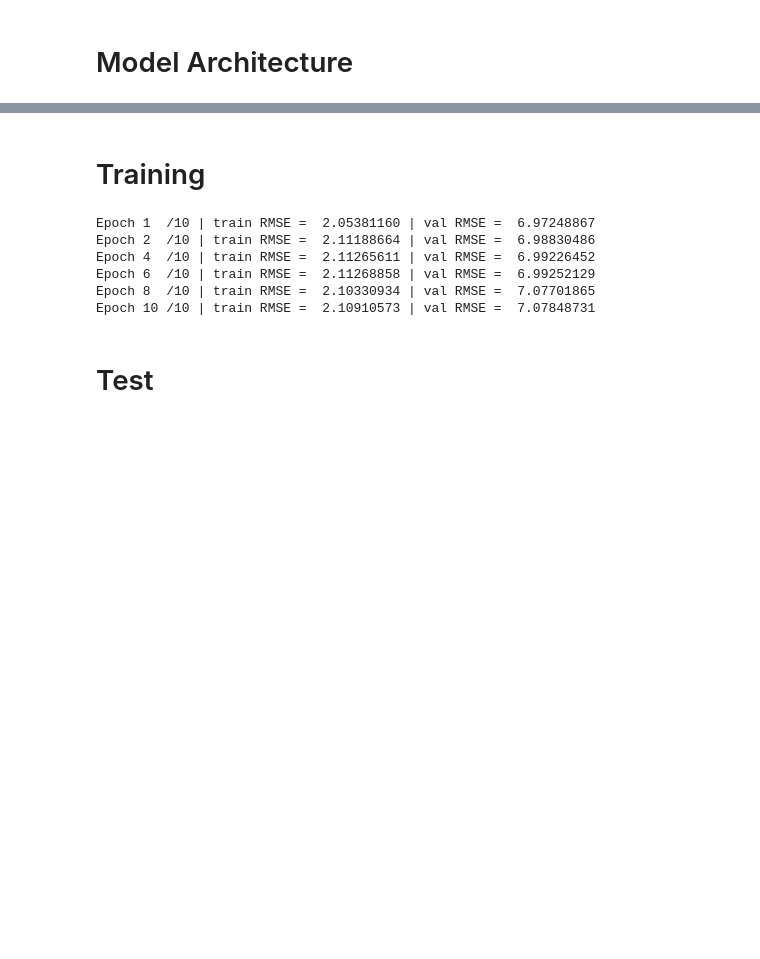
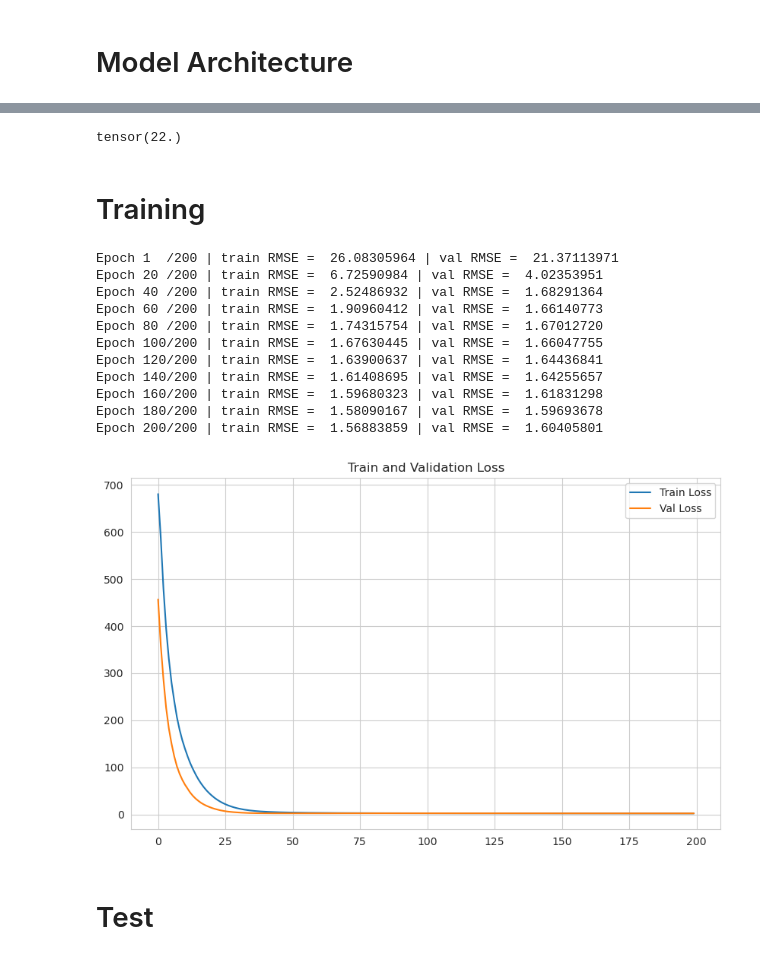
Before and after one commit to danjelito/ml-various-example, a Jupyter notebook: predicting-temp-with-pytorch-lstm.ipynb, the cells around one changed output, grey strips where cells are left out. Cells and saved outputs as stored; diff of their text form; code cells hidden in the pictures; blank space fills up the shorter version.

Commit message:
succeed training lstm

```diff
--- a/predicting-temp-with-pytorch-lstm.ipynb
+++ b/predicting-temp-with-pytorch-lstm.ipynb
@@ -167,2 +211,9 @@ tensor([-0.0989, -0.0989, -0.0989], grad_fn=<SelectBackward0>)
+# %%
+a = torch.tensor([[1], [2], [3]], dtype=torch.float32)
+b = torch.tensor([[2], [10], [4]], dtype=torch.float32)
+criterion = nn.MSELoss()
+criterion(a, b)
+# %% [output]
+tensor(22.)
 # %% [markdown]
 # Training
@@ -169,47 +250,46 @@ tensor([-0.0989, -0.0989, -0.0989], grad_fn=<SelectBackward0>)
 # %%
-criterion = nn.MSELoss()
-lr = 0.01
-optimizer = optim.Adam(lstm.parameters(), lr=lr)
-epochs = 10
-print_step = 2
-
+train_losses = []
+val_losses = []
 for epoch in range(epochs):
-    train_loss = []
-    val_loss = []
 
     # training
-    for x, y in zip(x_train_tensor, y_train_tensor):
-
-        lstm.train()
-        optimizer.zero_grad()
-        outputs = lstm(x)
-        loss = criterion(y, outputs)
-        loss.backward()
-        optimizer.step()
-        train_loss += [np.sqrt(loss.item())]
+    train_loss = train_one_epoch()
+    train_losses.append(train_loss)
 
     # validation
-    for x, y in zip(x_val_tensor, y_val_tensor):
-
-        lstm.eval()
-        with torch.no_grad():
-            outputs = lstm(x)
-            loss = criterion(y, outputs)
-            val_loss += [np.sqrt(loss.item())]
+    val_loss = val_one_epoch()
+    val_losses.append(val_loss)
 
     if (epoch == 0) or ((epoch + 1) % print_step == 0):
         # print train and validation result
-        avg_train_loss = np.mean(train_loss)
-        avg_val_loss = np.mean(val_loss)
+        avg_train_loss = np.sqrt(np.mean(train_loss))
+        avg_val_loss = np.sqrt(np.mean(val_loss))
         print(
             f"Epoch {epoch+1: <3}/{epochs} | train RMSE = {avg_train_loss: .8f} | val RMSE = {avg_val_loss: .8f}"
         )
 # %% [output]
-Epoch 1  /10 | train RMSE =  2.05381160 | val RMSE =  6.97248867
-Epoch 2  /10 | train RMSE =  2.11188664 | val RMSE =  6.98830486
-Epoch 4  /10 | train RMSE =  2.11265611 | val RMSE =  6.99226452
-Epoch 6  /10 | train RMSE =  2.11268858 | val RMSE =  6.99252129
-Epoch 8  /10 | train RMSE =  2.10330934 | val RMSE =  7.07701865
-Epoch 10 /10 | train RMSE =  2.10910573 | val RMSE =  7.07848731
+Epoch 1  /200 | train RMSE =  26.08305964 | val RMSE =  21.37113971
+Epoch 20 /200 | train RMSE =  6.72590984 | val RMSE =  4.02353951
+Epoch 40 /200 | train RMSE =  2.52486932 | val RMSE =  1.68291364
+Epoch 60 /200 | train RMSE =  1.90960412 | val RMSE =  1.66140773
+Epoch 80 /200 | train RMSE =  1.74315754 | val RMSE =  1.67012720
+Epoch 100/200 | train RMSE =  1.67630445 | val RMSE =  1.66047755
+Epoch 120/200 | train RMSE =  1.63900637 | val RMSE =  1.64436841
+Epoch 140/200 | train RMSE =  1.61408695 | val RMSE =  1.64255657
+Epoch 160/200 | train RMSE =  1.59680323 | val RMSE =  1.61831298
+Epoch 180/200 | train RMSE =  1.58090167 | val RMSE =  1.59693678
+Epoch 200/200 | train RMSE =  1.56883859 | val RMSE =  1.60405801
+# %%
+plt.figure(figsize=(10, 6))
+
+sns.lineplot(x=range(len(train_losses)), y=train_losses, label="Train Loss")
+sns.lineplot(x=range(len(val_losses)), y=val_losses, label="Val Loss")
+
+plt.title("Train and Validation Loss")
+
+plt.legend()
+plt.show()
+# %% [output]
+[figure, added]
 # %% [markdown]
 # Test
```
Also changed, not shown: parts of 8 cells of this notebook, 1 other file.
